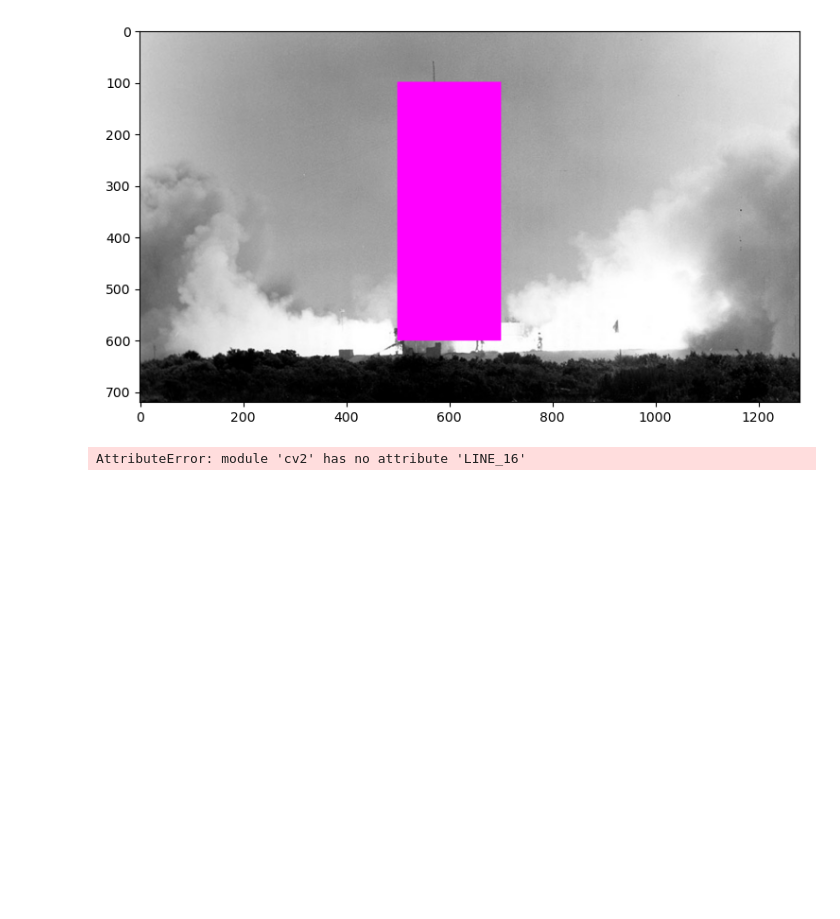
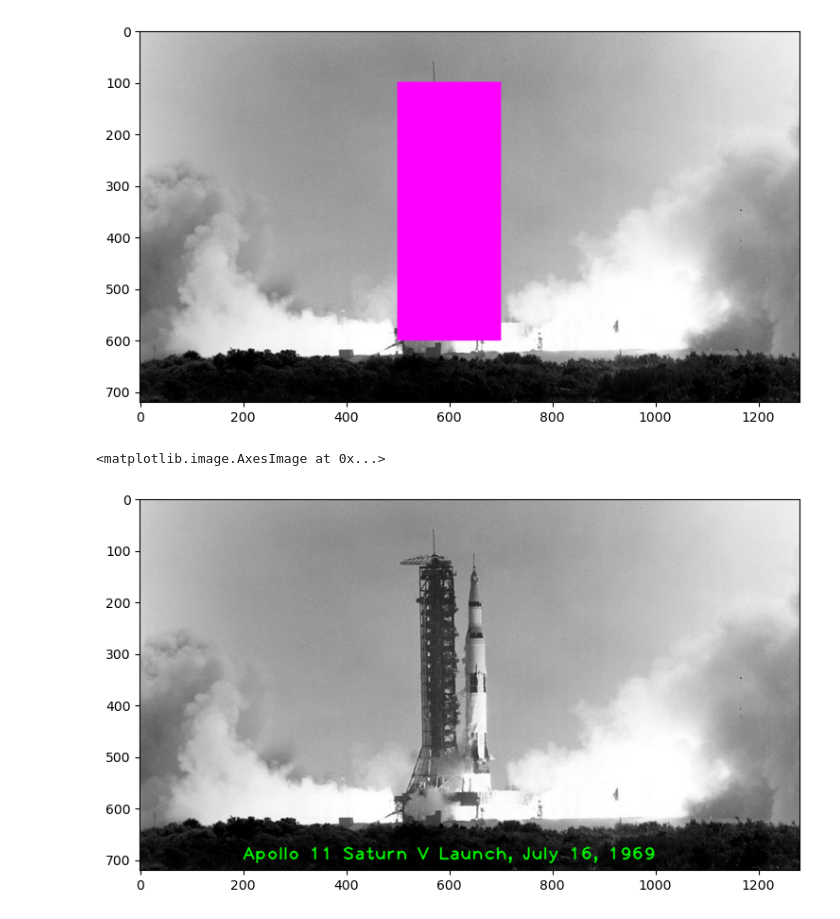
Before and after one commit to matk0/free_opencv_bootcamp, a Jupyter notebook: Annotating Images/Annotating Images.ipynb, the cells around one changed output. Saved outputs shown, nothing was run; the diff lists cells and outputs as text; code cells hidden in the pictures; blank space fills up the shorter version.

Commit message:
Add image annotation and image enhancement notebooks.

```diff
--- a/Annotating Images/Annotating Images.ipynb
+++ b/Annotating Images/Annotating Images.ipynb
@@ -79,13 +81,14 @@ plt.imshow(imageWithARectangle[:,:,::-1])
 # %%
 imageWithText = image.copy()
 text = "Apollo 11 Saturn V Launch, July 16, 1969"
 fontScale = 2.3
 fontFace = cv2.FONT_HERSHEY_PLAIN
 fontColor = (0, 255, 0)
 fontThickness = 2
 
-cv2.putText(imageWithText, text, (200, 700), fontFace, fontScale, fontColor, fontThickness, cv2.LINE_16)
+cv2.putText(imageWithText, text, (200, 700), fontFace, fontScale, fontColor, fontThickness, cv2.LINE_AA)
 
 plt.imshow(imageWithText[:, :, ::-1])
 # %% [output]
-AttributeError: module 'cv2' has no attribute 'LINE_16'
+<matplotlib.image.AxesImage at 0x...>
+[figure, added]
```
Also changed, not shown: parts of 1 cell of this notebook, 1 other file.
